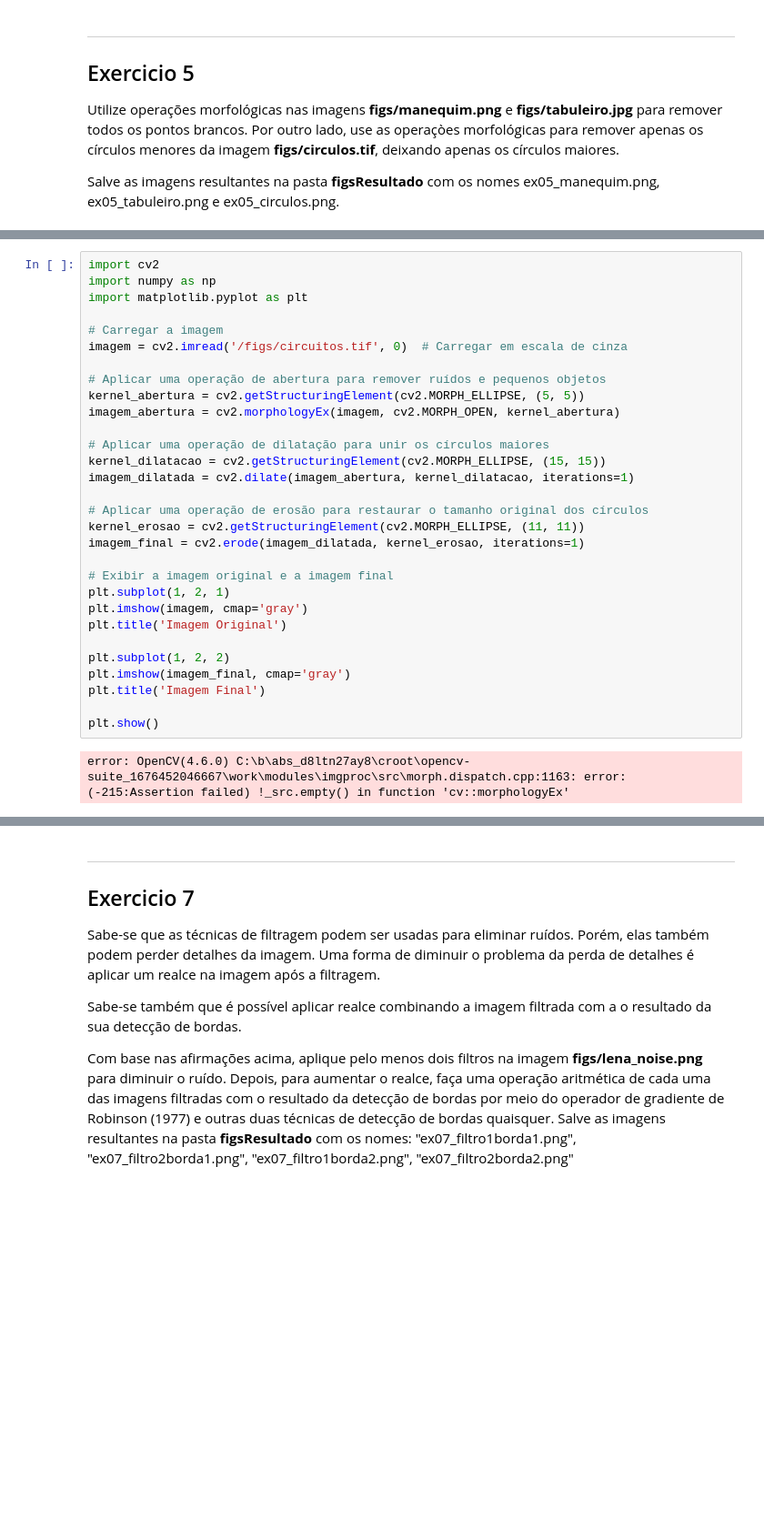
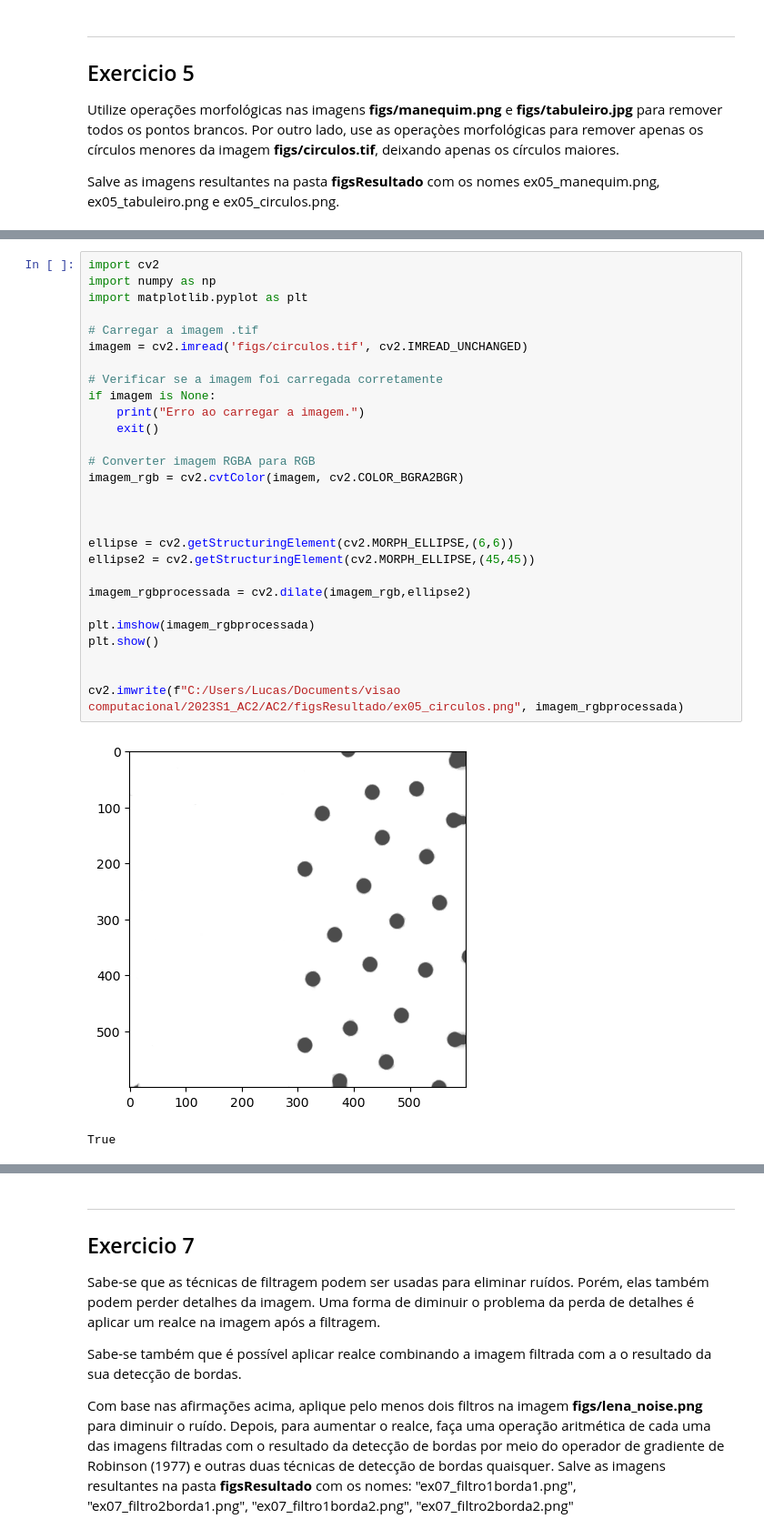
Before and after one commit to LucasMartheDeAlmeida/2023S1_AC2, a Jupyter notebook: AC2/2023S1_AC2.ipynb, the cells around one changed output, grey strips where cells are left out. Shown at 91% size. Saved outputs shown, nothing was run; the diff lists cells and outputs as text; blank space fills up the shorter version.

```diff
--- a/AC2/2023S1_AC2.ipynb
+++ b/AC2/2023S1_AC2.ipynb
@@ -480,35 +556,34 @@ plt.show()
-# %%
-import cv2
-import numpy as np
-import matplotlib.pyplot as plt
-
-# Carregar a imagem
-imagem = cv2.imread('/figs/circuitos.tif', 0)  # Carregar em escala de cinza
-
-# Aplicar uma operação de abertura para remover ruídos e pequenos objetos
-kernel_abertura = cv2.getStructuringElement(cv2.MORPH_ELLIPSE, (5, 5))
-imagem_abertura = cv2.morphologyEx(imagem, cv2.MORPH_OPEN, kernel_abertura)
-
-# Aplicar uma operação de dilatação para unir os círculos maiores
-kernel_dilatacao = cv2.getStructuringElement(cv2.MORPH_ELLIPSE, (15, 15))
-imagem_dilatada = cv2.dilate(imagem_abertura, kernel_dilatacao, iterations=1)
-
-# Aplicar uma operação de erosão para restaurar o tamanho original dos círculos
-kernel_erosao = cv2.getStructuringElement(cv2.MORPH_ELLIPSE, (11, 11))
-imagem_final = cv2.erode(imagem_dilatada, kernel_erosao, iterations=1)
-
-# Exibir a imagem original e a imagem final
-plt.subplot(1, 2, 1)
-plt.imshow(imagem, cmap='gray')
-plt.title('Imagem Original')
-
-plt.subplot(1, 2, 2)
-plt.imshow(imagem_final, cmap='gray')
-plt.title('Imagem Final')
-
-plt.show()
-# %% [output]
-error: OpenCV(4.6.0) C:\b\abs_d8ltn27ay8\croot\opencv-suite_1676452046667\work\modules\imgproc\src\morph.dispatch.cpp:1163: error: (-215:Assertion failed) !_src.empty() in function 'cv::morphologyEx'
+# %%
+import cv2
+import numpy as np
+import matplotlib.pyplot as plt
+
+# Carregar a imagem .tif
+imagem = cv2.imread('figs/circulos.tif', cv2.IMREAD_UNCHANGED)
+
+# Verificar se a imagem foi carregada corretamente
+if imagem is None:
+    print("Erro ao carregar a imagem.")
+    exit()
+
+# Converter imagem RGBA para RGB
+imagem_rgb = cv2.cvtColor(imagem, cv2.COLOR_BGRA2BGR)
+
+
+
+ellipse = cv2.getStructuringElement(cv2.MORPH_ELLIPSE,(6,6))
+ellipse2 = cv2.getStructuringElement(cv2.MORPH_ELLIPSE,(45,45))
+
+imagem_rgbprocessada = cv2.dilate(imagem_rgb,ellipse2)
+
+plt.imshow(imagem_rgbprocessada)
+plt.show()
+
+
+cv2.imwrite(f"C:/Users/Lucas/Documents/visao computacional/2023S1_AC2/AC2/figsResultado/ex05_circulos.png", imagem_rgbprocessada)
+# %% [output]
+[figure, added]
+True
 # %% [markdown]
 ----
 ## Exercicio 6
```
Also changed, not shown: parts of 7 cells of this notebook, 8 other files.
